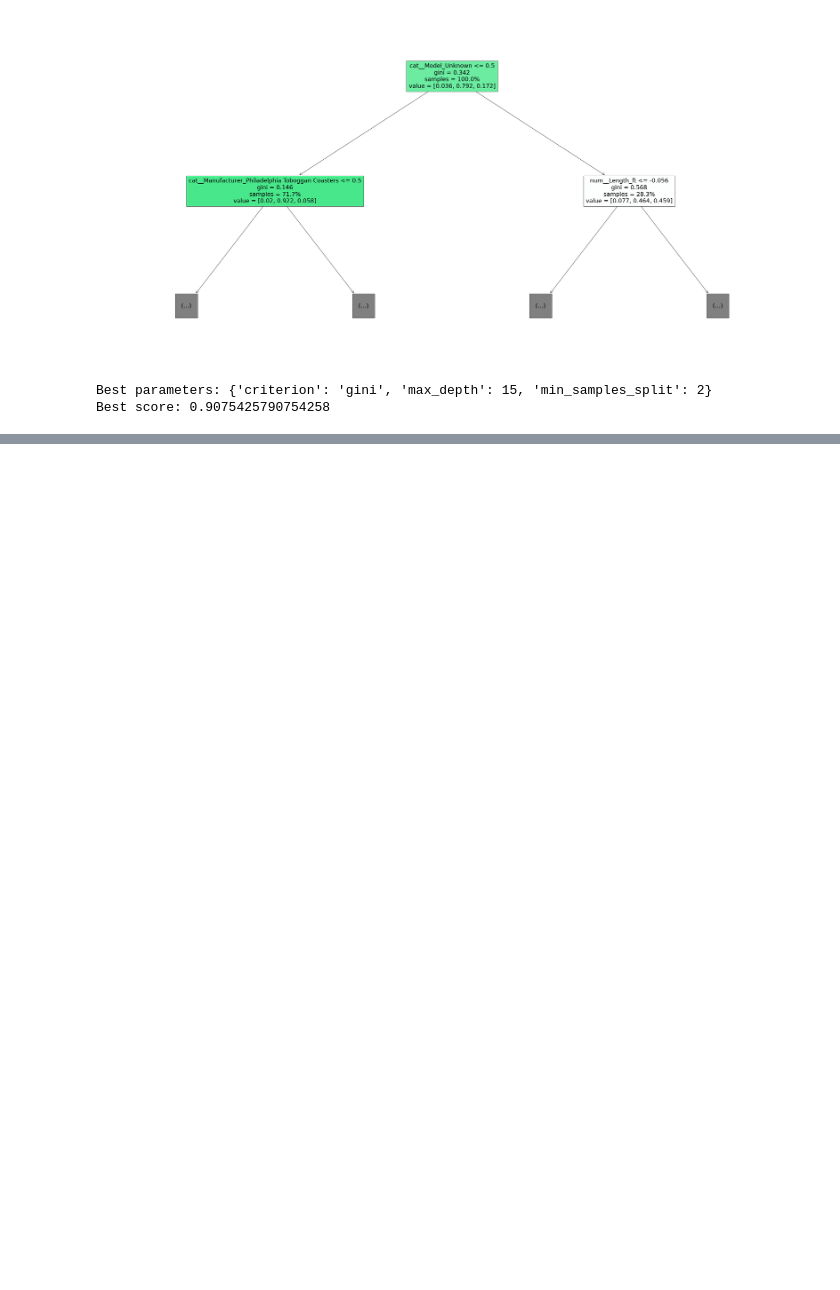
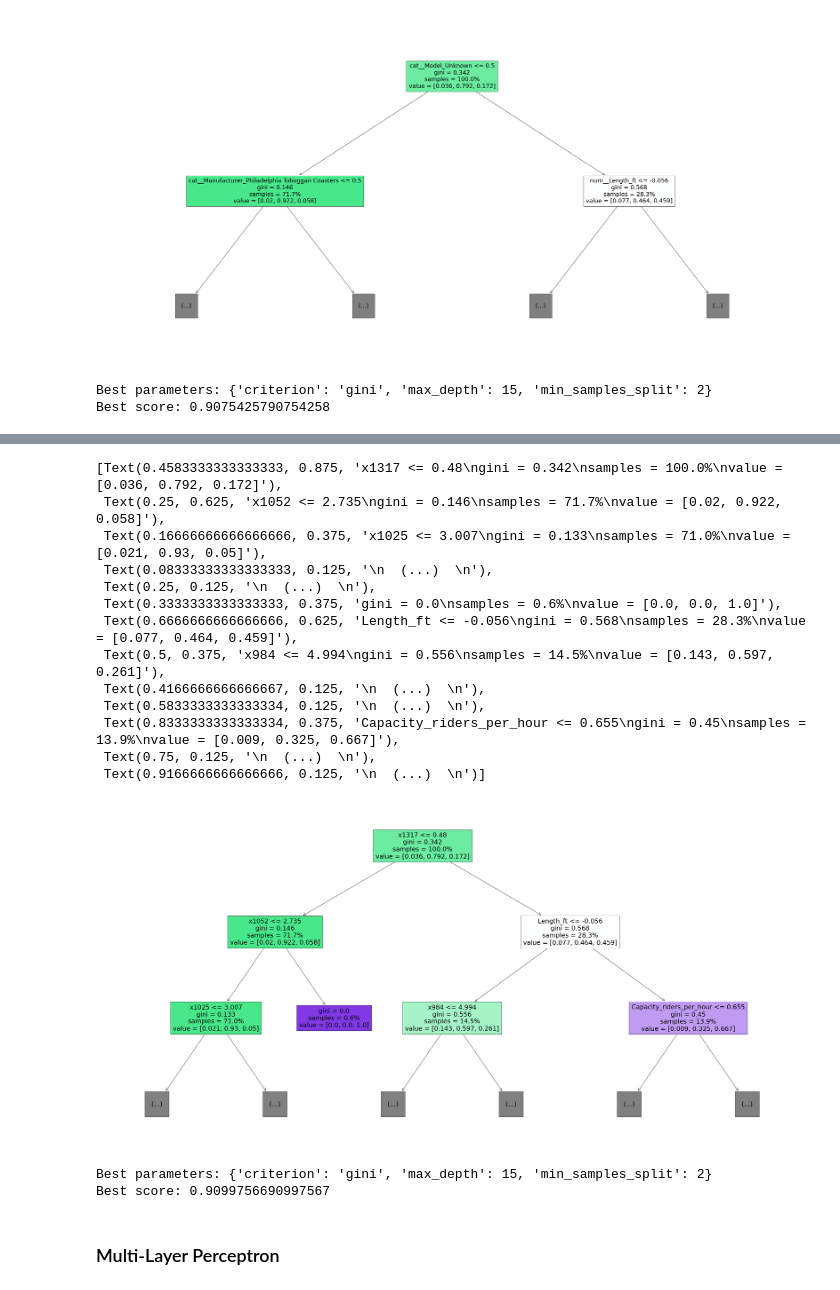
Before and after one commit to damienmha/coaster-classification, a Jupyter notebook: roller_coaster2.ipynb, the cells around one changed output, grey strips where cells are left out. Drawn from its saved outputs; the diff is of its cells as text; code cells hidden in the pictures; blank space fills up the shorter version.

Commit message:
update classification models on second dataset

```diff
--- a/roller_coaster2.ipynb
+++ b/roller_coaster2.ipynb
@@ -1187,3 +1261,23 @@ print("Best score:", grid_search.best_score_)
 # %% [output]
 Best parameters: {'criterion': 'gini', 'max_depth': 15, 'min_samples_split': 2}
 Best score: 0.9075425790754258
+# %%
+# Decision Tree pipeline
+dt_pipeline = Pipeline(steps=[
+    ('scaler', StandardScaler()),  # scaling is optional for trees, but harmless
+    ('dt', DecisionTreeClassifier(random_state=42))
+])
+
+# Fit model
+dt_pipeline.fit(train, target)
+
+# Predict on test data
+predicted = dt_pipeline.predict(test)
+
+# Evaluate performance
+print(f"Decision Tree Accuracy: {metrics.accuracy_score(target_test, predicted):.3f}")
+print(f"Decision Tree F1 (weighted): {metrics.f1_score(target_test, predicted, average='weighted'):.3f}")
+
+# Optional: print feature importance
+dt_model = dt_pipeline.named_steps['dt']
+print("Feature Importances:", dt_model.feature_importances_)
@@ -1190,3 +1296,47 @@ Best score: 0.9075425790754258
+# %%
+# Visualize some layers of the decision tree
+dt_model = dt_pipeline.named_steps['dt']
+feature_names = num + list(dt_pipeline.named_steps['scaler'].get_feature_names_out()) if 'scaler' in dt_pipeline.named_steps else num
+min_len = min(len(feature_names), len(dt_model.feature_importances_))
+feature_names = feature_names[:min_len]
+
+plt.figure(figsize = (50,25))
+sklearn.tree.plot_tree(dt_model,max_depth=2, proportion=True,feature_names=feature_names, filled=True)
+# %% [output]
+[Text(0.4583333333333333, 0.875, 'x1317 <= 0.48\ngini = 0.342\nsamples = 100.0%\nvalue = [0.036, 0.792, 0.172]'),
+ Text(0.25, 0.625, 'x1052 <= 2.735\ngini = 0.146\nsamples = 71.7%\nvalue = [0.02, 0.922, 0.058]'),
+ Text(0.16666666666666666, 0.375, 'x1025 <= 3.007\ngini = 0.133\nsamples = 71.0%\nvalue = [0.021, 0.93, 0.05]'),
+ Text(0.08333333333333333, 0.125, '\n  (...)  \n'),
+ Text(0.25, 0.125, '\n  (...)  \n'),
+ Text(0.3333333333333333, 0.375, 'gini = 0.0\nsamples = 0.6%\nvalue = [0.0, 0.0, 1.0]'),
+ Text(0.6666666666666666, 0.625, 'Length_ft <= -0.056\ngini = 0.568\nsamples = 28.3%\nvalue = [0.077, 0.464, 0.459]'),
+ Text(0.5, 0.375, 'x984 <= 4.994\ngini = 0.556\nsamples = 14.5%\nvalue = [0.143, 0.597, 0.261]'),
+ Text(0.4166666666666667, 0.125, '\n  (...)  \n'),
+ Text(0.5833333333333334, 0.125, '\n  (...)  \n'),
+ Text(0.8333333333333334, 0.375, 'Capacity_riders_per_hour <= 0.655\ngini = 0.45\nsamples = 13.9%\nvalue = [0.009, 0.325, 0.667]'),
+ Text(0.75, 0.125, '\n  (...)  \n'),
+ Text(0.9166666666666666, 0.125, '\n  (...)  \n')]
+[figure, added]
+# %%
+# Use grid search to find the best parameters of decision tree and its accuracy
+param_grid = {
+    'max_depth': [1, 2, 3, 4, 5, 10, 15],
+    'min_samples_split': [2, 4, 6, 8],
+    'criterion': ['gini', 'entropy']
+}
+
+grid_search = GridSearchCV(estimator=dt_model, param_grid=param_grid, cv=3)
+
+grid_search.fit(train, target)
+
+
+print("Best parameters:", grid_search.best_params_)
+print("Best score:", grid_search.best_score_)
+# %% [output]
+Best parameters: {'criterion': 'gini', 'max_depth': 15, 'min_samples_split': 2}
+Best score: 0.9099756690997567
+# %% [markdown]
+### Multi-Layer Perceptron
 # %%
 # Multi-Layer Perceptron
 mlp_classifier = MLPClassifier(hidden_layer_sizes=(100, 100), max_iter=800, random_state=0)
```
Also changed, not shown: parts of 30 cells of this notebook.
